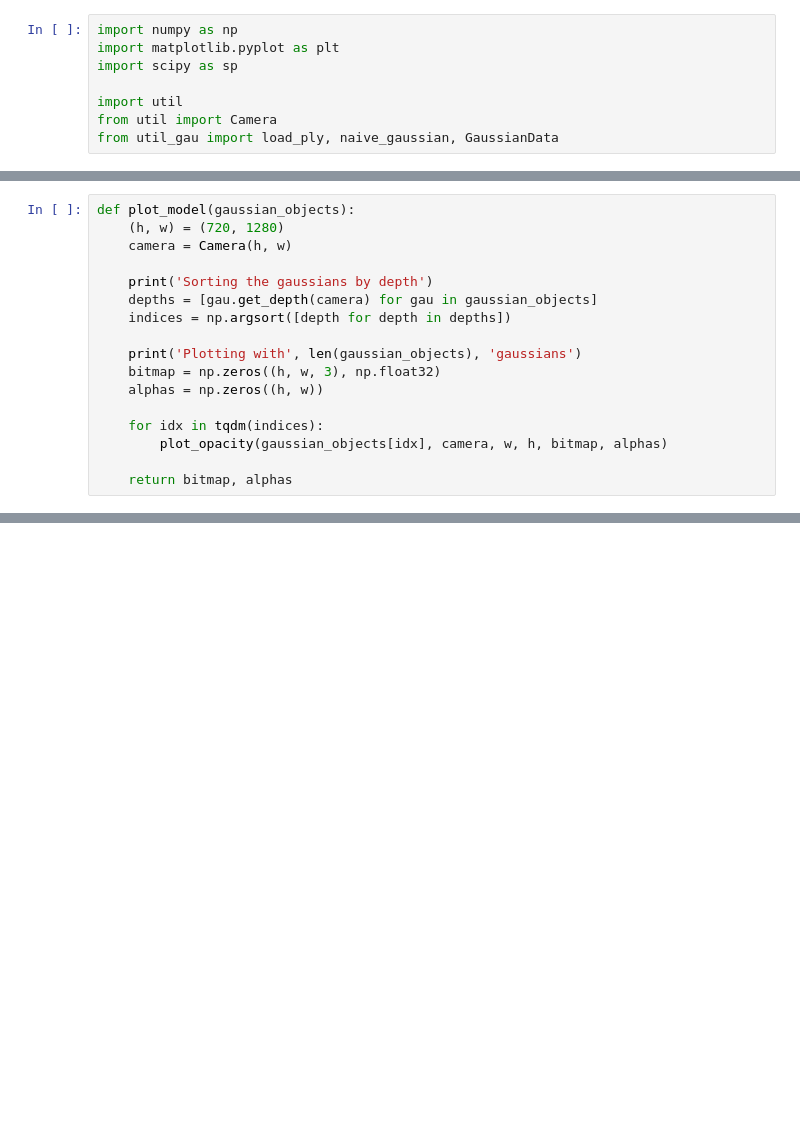
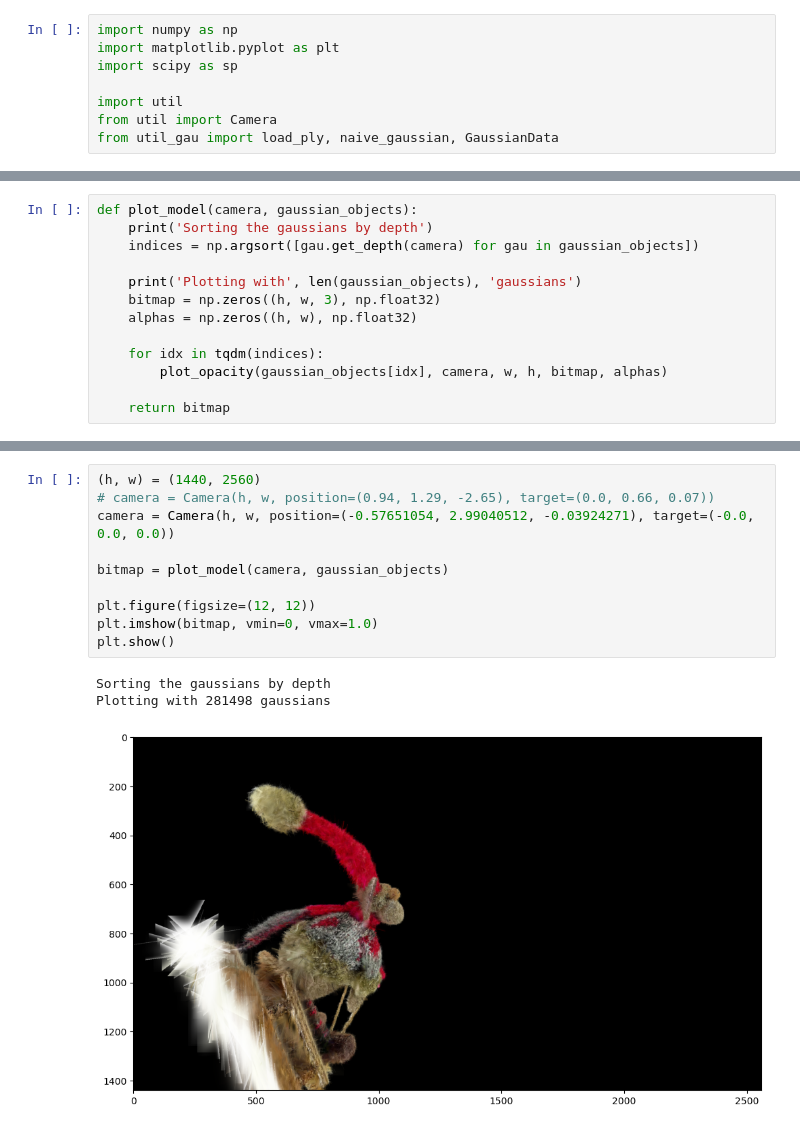
Before and after one commit to thomasantony/splat, a Jupyter notebook: notes/00_Gaussian_Projection.ipynb, the cells around one changed output, grey strips where cells are left out. Drawn from its saved outputs; the diff is of its cells as text; blank space fills up the shorter version.

```diff
--- a/notes/00_Gaussian_Projection.ipynb
+++ b/notes/00_Gaussian_Projection.ipynb
@@ -342,20 +326,16 @@ plt.show()
 # %%
-def plot_model(gaussian_objects):
-    (h, w) = (720, 1280)
-    camera = Camera(h, w)
-
+def plot_model(camera, gaussian_objects):
     print('Sorting the gaussians by depth')
-    depths = [gau.get_depth(camera) for gau in gaussian_objects]
-    indices = np.argsort([depth for depth in depths])
+    indices = np.argsort([gau.get_depth(camera) for gau in gaussian_objects])
 
     print('Plotting with', len(gaussian_objects), 'gaussians')
     bitmap = np.zeros((h, w, 3), np.float32)
-    alphas = np.zeros((h, w))
+    alphas = np.zeros((h, w), np.float32)
 
     for idx in tqdm(indices):
         plot_opacity(gaussian_objects[idx], camera, w, h, bitmap, alphas)
 
-    return bitmap, alphas
+    return bitmap
 # %%
 model = load_ply('point_cloud.ply')
 from tqdm import tqdm
@@ -376,0 +349,14 @@ Plotting with 281498 gaussians
+# %%
+(h, w) = (1440, 2560)
+# camera = Camera(h, w, position=(0.94, 1.29, -2.65), target=(0.0, 0.66, 0.07))
+camera = Camera(h, w, position=(-0.57651054, 2.99040512, -0.03924271), target=(-0.0, 0.0, 0.0))
+
+bitmap = plot_model(camera, gaussian_objects)
+
+plt.figure(figsize=(12, 12))
+plt.imshow(bitmap, vmin=0, vmax=1.0)
+plt.show()
+# %% [output]
+Sorting the gaussians by depth
+Plotting with 281498 gaussians
+[figure, added]
```
Also changed, not shown: parts of 5 cells of this notebook, 1 other file.
